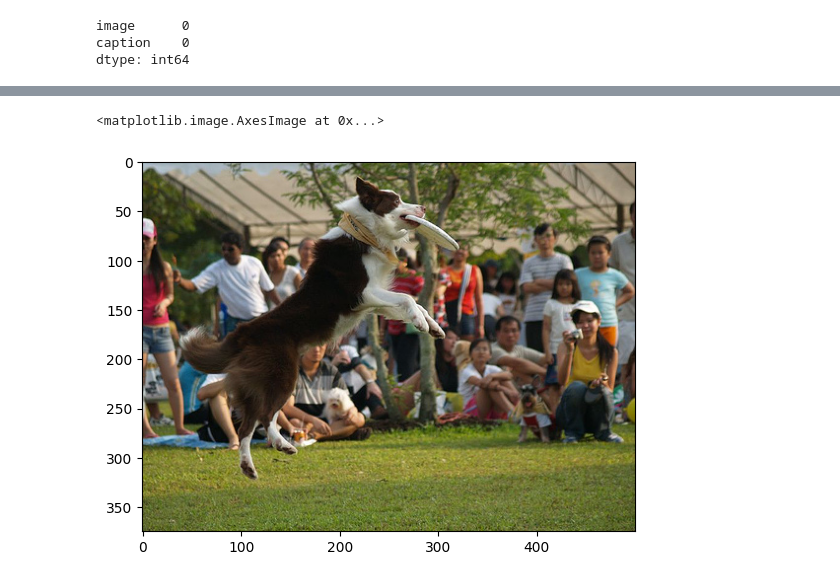
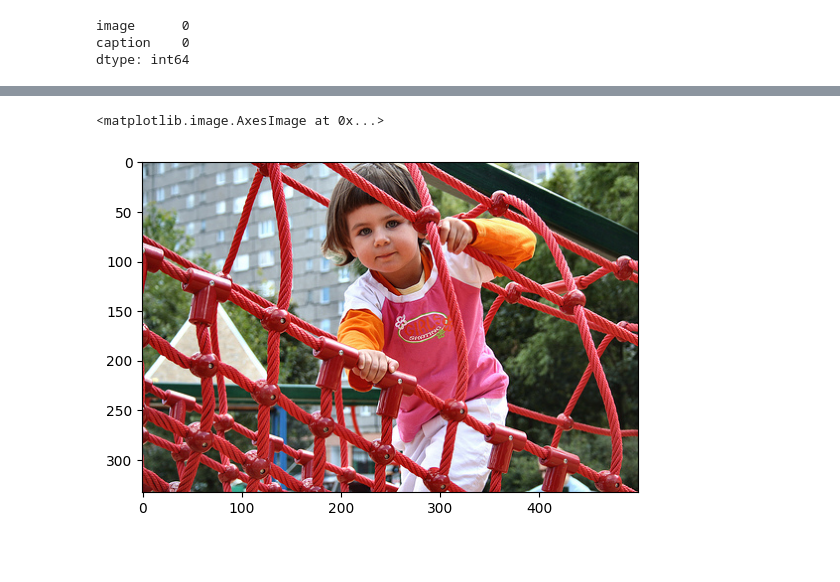
Before and after one commit to prabhatks12/imageCaption, a Jupyter notebook: notebooks/python_image_analysis.ipynb, the cells around one changed output, grey strips where cells are left out. Cells and saved outputs as stored; diff of their text form; code cells hidden in the pictures; blank space fills up the shorter version.

```diff
--- a/notebooks/python_image_analysis.ipynb
+++ b/notebooks/python_image_analysis.ipynb
@@ -34,9 +46,9 @@ Downloading data from https://storage.googleapis.com/tensorflow/keras-applicatio
 # %%
 image_dir = "../archive/Images/"
-first_image = caption_data.loc[500]["image"]
+first_image = caption_data.loc[25]["image"]
 
 img = image.load_img(f"{image_dir}/{first_image}")
 plt.imshow(img)
 # %% [output]
 <matplotlib.image.AxesImage at 0x...>
-[figure, old version]
+[figure, new version]
```
Also changed, not shown: parts of 23 cells of this notebook, 2 other files.
